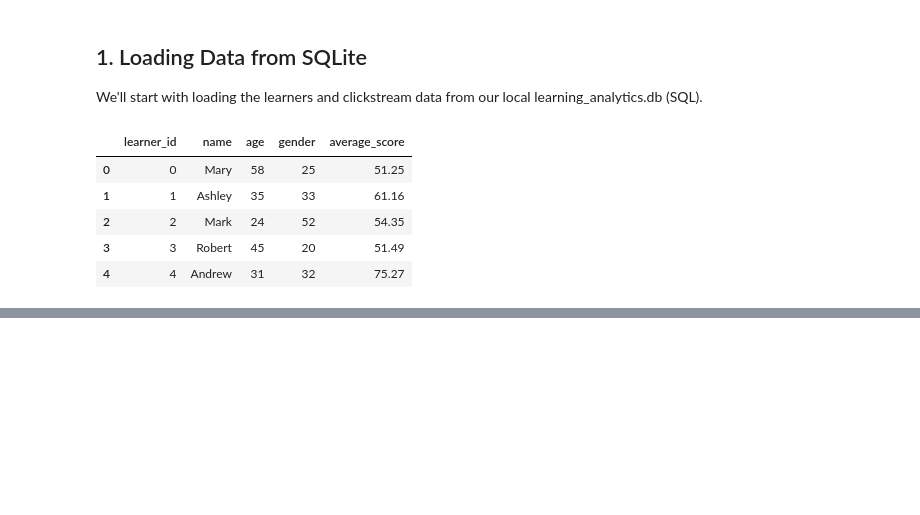
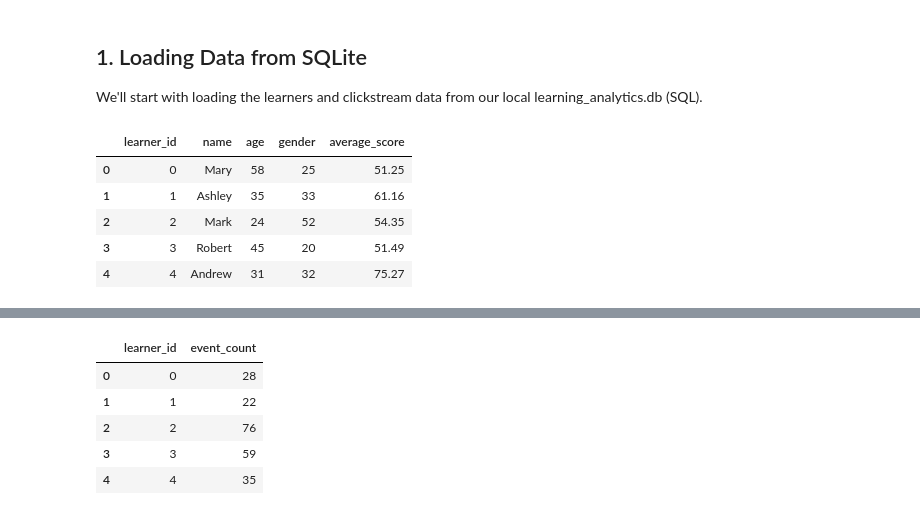
Before and after one commit to LynaBouikni/human-centric-learning-analytics, a Jupyter notebook: notebooks/EDA.ipynb, the cells around one changed output, grey strips where cells are left out. Saved outputs shown, nothing was run; the diff lists cells and outputs as text; code cells hidden in the pictures; blank space fills up the shorter version.

```diff
--- a/notebooks/EDA.ipynb
+++ b/notebooks/EDA.ipynb
@@ -40,0 +63,14 @@ learners_df.head()
+# %%
+# Convert to DataFrame for plotting
+events_df = events_per_learner.reset_index()
+events_df.columns = ['learner_id', 'event_count']
+
+# Preview the top 5
+events_df.head()
+# %% [output]
+|  | learner_id | event_count |
+| 0 | 0 | 28 |
+| 1 | 1 | 22 |
+| 2 | 2 | 76 |
+| 3 | 3 | 59 |
+| 4 | 4 | 35 |
```
Also changed, not shown: parts of 5 cells of this notebook.
